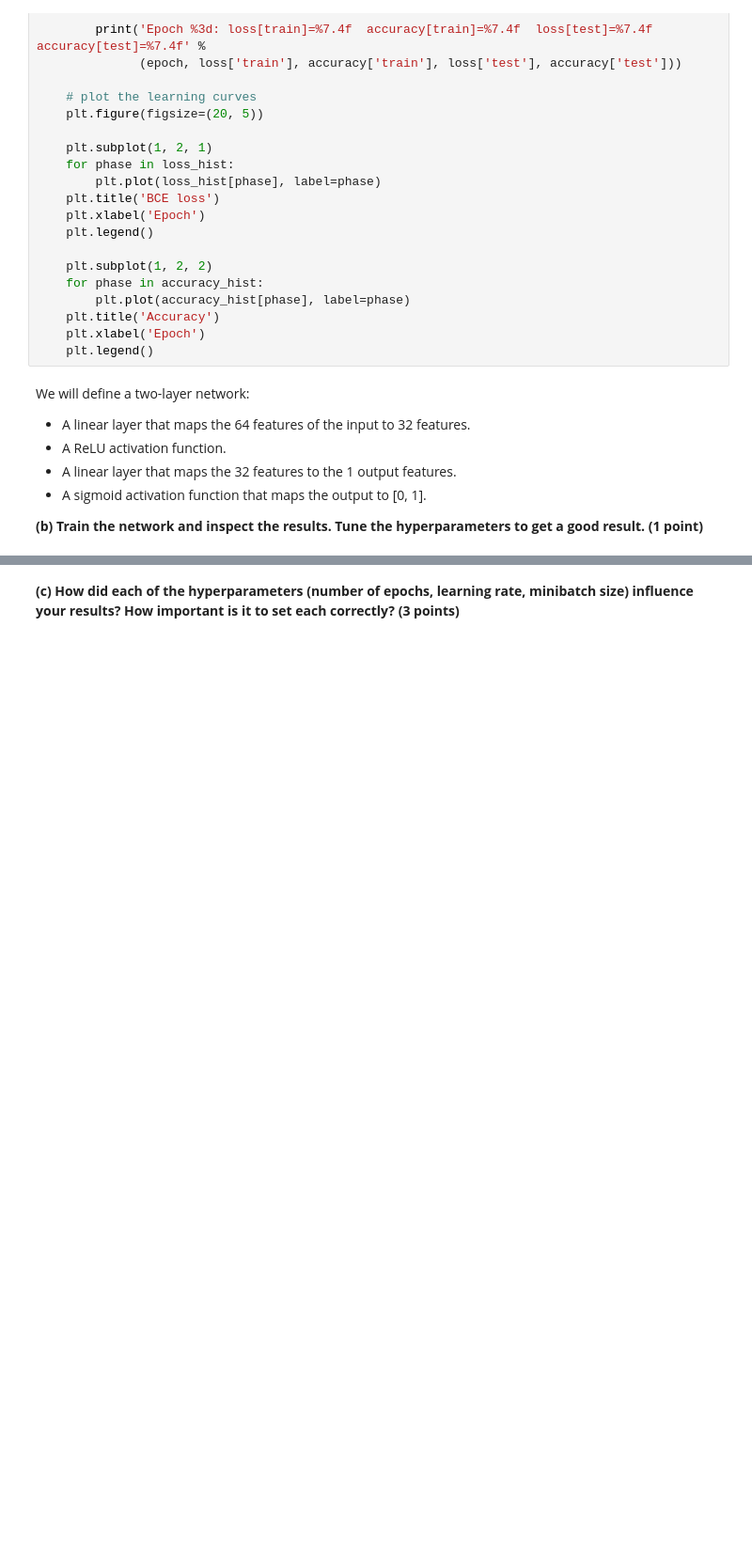
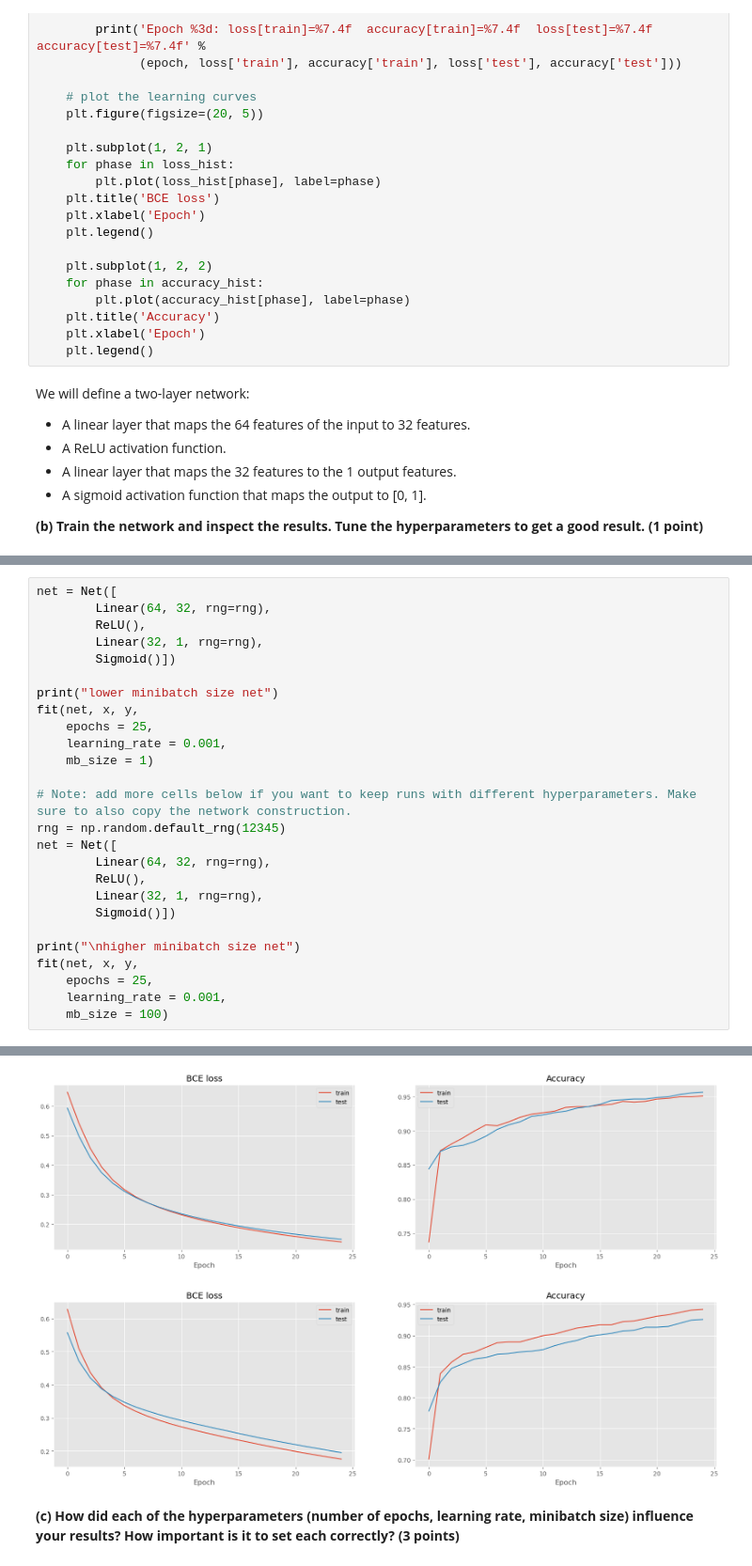
Before and after one commit to LukaMucko/DeepLearning, a Jupyter notebook: lab1/dl-assignment-1.ipynb, the cells around one changed output, grey strips where cells are left out. Shown at 94% size. Saved outputs shown, nothing was run; the diff lists cells and outputs as text; blank space fills up the shorter version.

```diff
--- a/lab1/dl-assignment-1.ipynb
+++ b/lab1/dl-assignment-1.ipynb
@@ -1004,0 +1074,27 @@ fit(net, x, y,
+# %%
+net = Net([
+        Linear(64, 32, rng=rng),
+        ReLU(),
+        Linear(32, 1, rng=rng),
+        Sigmoid()])
+
+print("lower minibatch size net")
+fit(net, x, y,
+    epochs = 25,
+    learning_rate = 0.001,
+    mb_size = 1)
+
+# Note: add more cells below if you want to keep runs with different hyperparameters. Make sure to also copy the network construction.
+rng = np.random.default_rng(12345)
+net = Net([
+        Linear(64, 32, rng=rng),
+        ReLU(),
+        Linear(32, 1, rng=rng),
+        Sigmoid()])
+
+print("\nhigher minibatch size net")
+fit(net, x, y,
+    epochs = 25,
+    learning_rate = 0.001,
+    mb_size = 100)
+# %% [output]
@@ -1005,3 +1118,5 @@ fit(net, x, y,
+[figure, added]
+[figure, added]
 # %% [markdown]
 **(c) How did each of the hyperparameters (number of epochs, learning rate, minibatch size) influence your results? How important is it to set each correctly?<span style="float:right"> (3 points)</span>**
 # %% [markdown]
```
Also changed, not shown: parts of 14 cells of this notebook.
